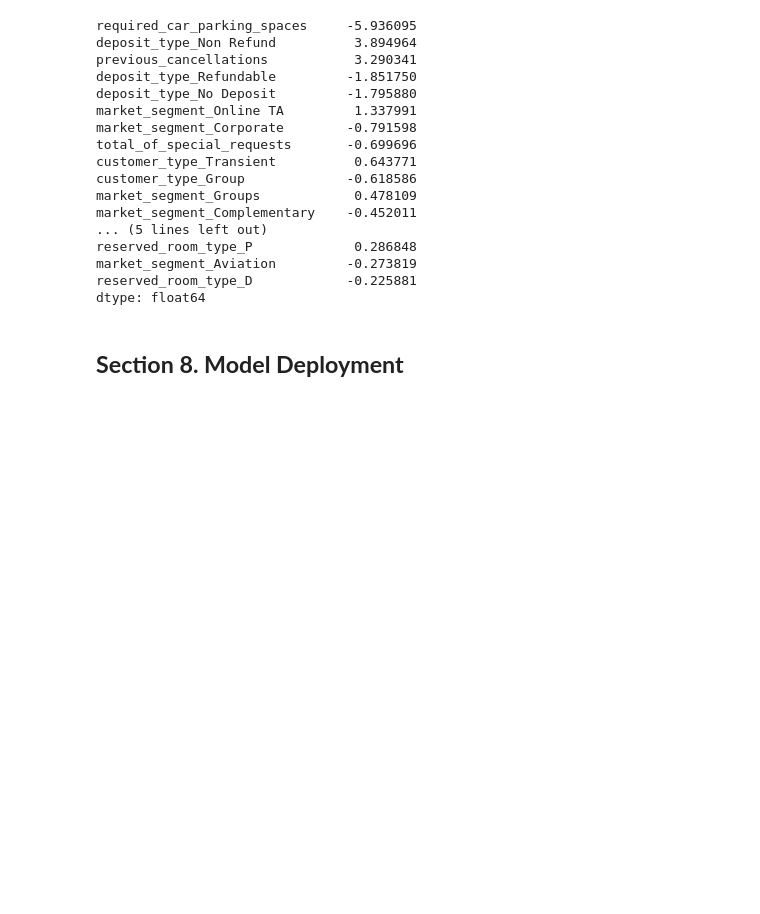
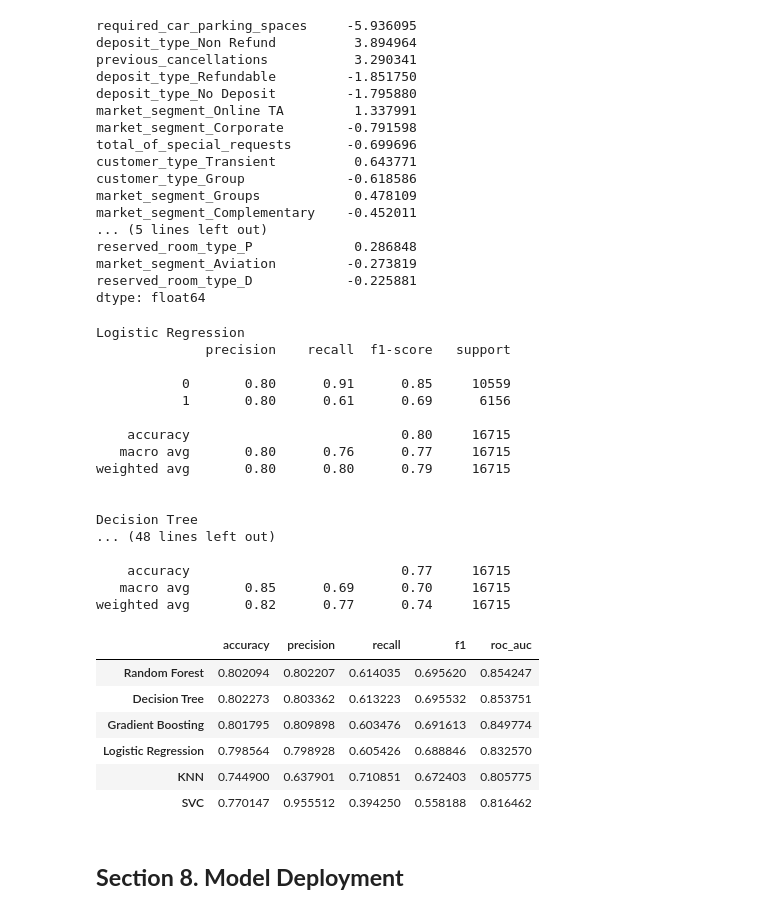
Before and after one commit to AliefRND/MachineLearningProject, a Jupyter notebook: notebooks/Notebook.ipynb, the cells around one changed output. Cells and saved outputs as stored; diff of their text form; code cells hidden in the pictures; blank space fills up the shorter version.

Commit message:
testin models

```diff
--- a/notebooks/Notebook.ipynb
+++ b/notebooks/Notebook.ipynb
@@ -891,6 +891,81 @@ reserved_room_type_P             0.286848
 market_segment_Aviation         -0.273819
 reserved_room_type_D            -0.225881
 dtype: float64
+# %%
+from sklearn.linear_model import LogisticRegression
+from sklearn.ensemble import RandomForestClassifier, GradientBoostingClassifier
+from sklearn.tree import DecisionTreeClassifier
+from sklearn.neighbors import KNeighborsClassifier
+from sklearn.svm import SVC
+from sklearn.metrics import classification_report
+from sklearn.pipeline import Pipeline
+
+# Candidate models with default/basic hyperparameters
+models = {
+    "Logistic Regression": LogisticRegression(max_iter=500),
+    "Decision Tree": DecisionTreeClassifier(random_state=SEED),
+    "Random Forest": RandomForestClassifier(random_state=SEED),
+    "Gradient Boosting": GradientBoostingClassifier(random_state=SEED),
+    "KNN": KNeighborsClassifier(),
+    "SVC": SVC(probability=True, random_state=SEED)
+}
+
+results = {}
+
+for name, clf in models.items():
+    # Build pipeline: preprocessing + model
+    pipe = Pipeline(steps=[
+        ("prep", preprocessor),
+        ("clf", clf)
+    ])
+
+    # Train
+    pipe.fit(X_train, y_train)
+
+    # Predict
+    y_pred = pipe.predict(X_test)
+    y_proba = pipe.predict_proba(X_test)[:,1] if hasattr(pipe, "predict_proba") else None
+
+    # Evaluate
+    results[name] = {
+        "accuracy": accuracy_score(y_test, y_pred),
+        "precision": precision_score(y_test, y_pred),
+        "recall": recall_score(y_test, y_pred),
+        "f1": f1_score(y_test, y_pred),
+        "roc_auc": roc_auc_score(y_test, y_proba) if y_proba is not None else None
+    }
+
+    print(f"\n{name}")
+    print(classification_report(y_test, y_pred))
+
+# Show results table
+results_df = pd.DataFrame(results).T.sort_values(by="f1", ascending=False)
+results_df
+# %% [output]
+Logistic Regression
+              precision    recall  f1-score   support
+
+           0       0.80      0.91      0.85     10559
+           1       0.80      0.61      0.69      6156
+
+    accuracy                           0.80     16715
+   macro avg       0.80      0.76      0.77     16715
+weighted avg       0.80      0.80      0.79     16715
+
+
+Decision Tree
+... (48 lines left out)
+
+    accuracy                           0.77     16715
+   macro avg       0.85      0.69      0.70     16715
+weighted avg       0.82      0.77      0.74     16715
+|  | accuracy | precision | recall | f1 | roc_auc |
+| Random Forest | 0.802094 | 0.802207 | 0.614035 | 0.695620 | 0.854247 |
+| Decision Tree | 0.802273 | 0.803362 | 0.613223 | 0.695532 | 0.853751 |
+| Gradient Boosting | 0.801795 | 0.809898 | 0.603476 | 0.691613 | 0.849774 |
+| Logistic Regression | 0.798564 | 0.798928 | 0.605426 | 0.688846 | 0.832570 |
+| KNN | 0.744900 | 0.637901 | 0.710851 | 0.672403 | 0.805775 |
+| SVC | 0.770147 | 0.955512 | 0.394250 | 0.558188 | 0.816462 |
 # %% [markdown]
 ## **Section 8. Model Deployment**
 # %% [markdown]
```
